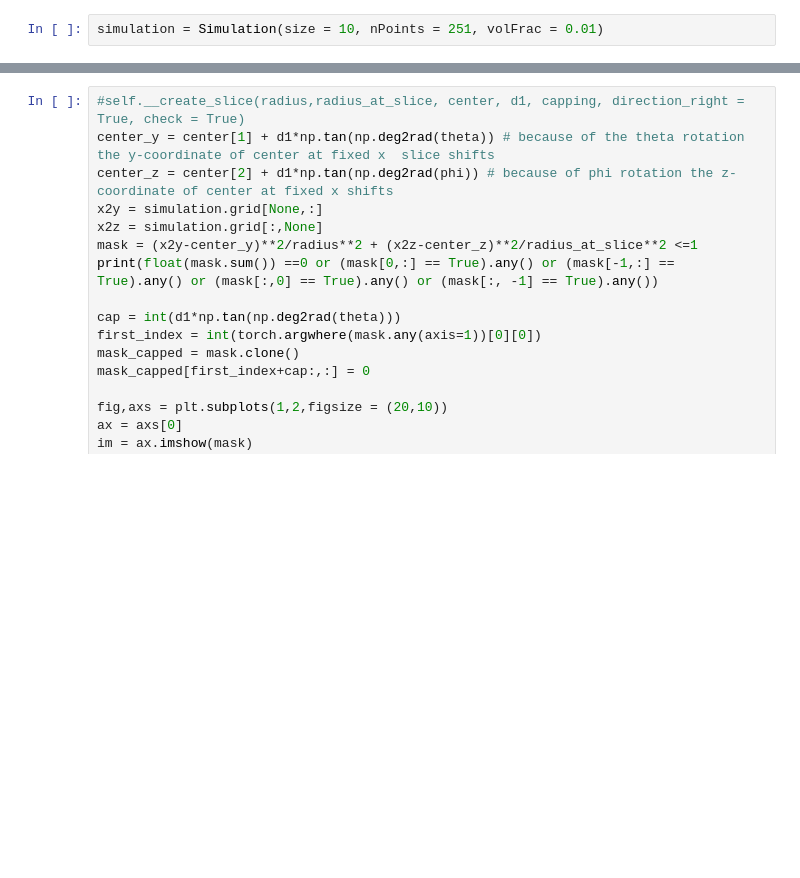
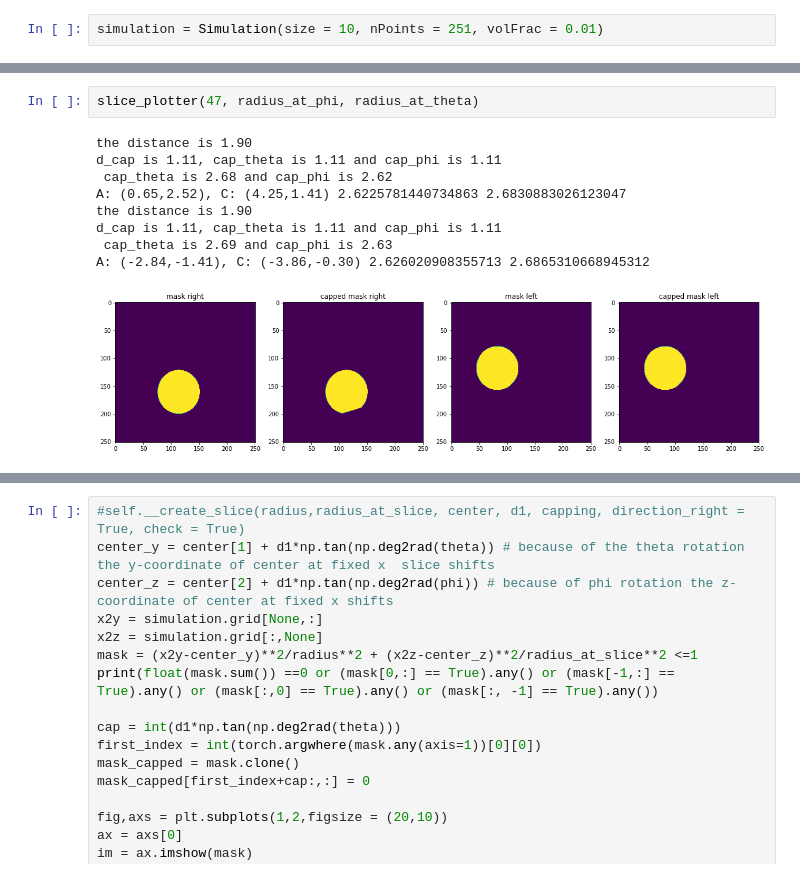
Before and after one commit to sofyalaski/SAXS-simulations, a Jupyter notebook: debugging.ipynb, the cells around one changed output, grey strips where cells are left out. Saved outputs shown, nothing was run; the diff lists cells and outputs as text; blank space fills up the shorter version.

```diff
--- a/debugging.ipynb
+++ b/debugging.ipynb
@@ -332,0 +506,12 @@ d1,d2
+# %%
+slice_plotter(47, radius_at_phi, radius_at_theta)
+# %% [output]
+the distance is 1.90
+d_cap is 1.11, cap_theta is 1.11 and cap_phi is 1.11
+ cap_theta is 2.68 and cap_phi is 2.62
+A: (0.65,2.52), C: (4.25,1.41) 2.6225781440734863 2.6830883026123047
+the distance is 1.90
+d_cap is 1.11, cap_theta is 1.11 and cap_phi is 1.11
+ cap_theta is 2.69 and cap_phi is 2.63
+A: (-2.84,-1.41), C: (-3.86,-0.30) 2.626020908355713 2.6865310668945312
+[figure, added]
```
Also changed, not shown: parts of 26 cells of this notebook, 2 other files.
